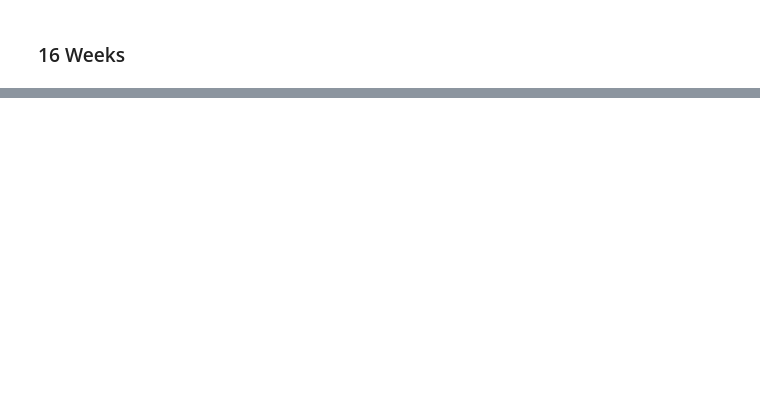
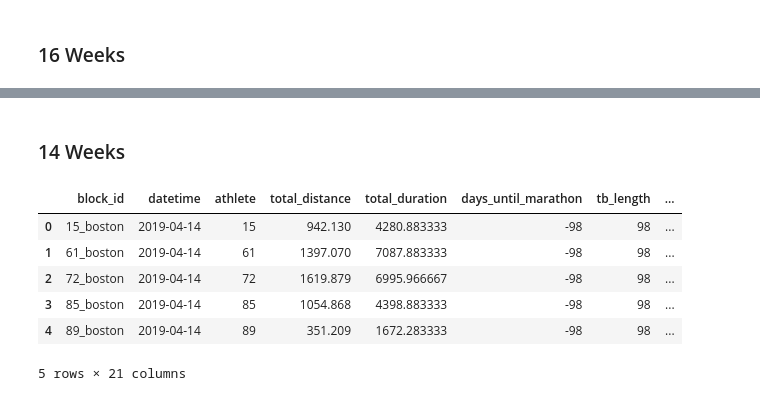
Before and after one commit to miguelabela03/RD2_SWD63A_MiguelAbela, a Jupyter notebook: src/02 - prototype/prototype.ipynb, the cells around one changed output, grey strips where cells are left out. Saved outputs shown, nothing was run; the diff lists cells and outputs as text; code cells hidden in the pictures; blank space fills up the shorter version.

```diff
--- a/src/02 - prototype/prototype.ipynb
+++ b/src/02 - prototype/prototype.ipynb
@@ -604,0 +652,14 @@ df_16_weeks.head(5)
+# %% [markdown]
+### 14 Weeks
+# %%
+# Loading the data
+df_14_weeks = pd.read_csv(os.path.join('data', 'aggregated_data', 'agg_14_week_tb.csv'))
+df_14_weeks.head(5)
+# %% [output]
+|  | block_id | datetime | athlete | total_distance | total_duration | days_until_marathon | tb_length | ... |
+| 0 | 15_boston | 2019-04-14 | 15 | 942.130 | 4280.883333 | -98 | 98 | ... |
+| 1 | 61_boston | 2019-04-14 | 61 | 1397.070 | 7087.883333 | -98 | 98 | ... |
+| 2 | 72_boston | 2019-04-14 | 72 | 1619.879 | 6995.966667 | -98 | 98 | ... |
+| 3 | 85_boston | 2019-04-14 | 85 | 1054.868 | 4398.883333 | -98 | 98 | ... |
+| 4 | 89_boston | 2019-04-14 | 89 | 351.209 | 1672.283333 | -98 | 98 | ... |
+5 rows × 21 columns
```
Also changed, not shown: parts of 33 cells of this notebook, 1 other file.
